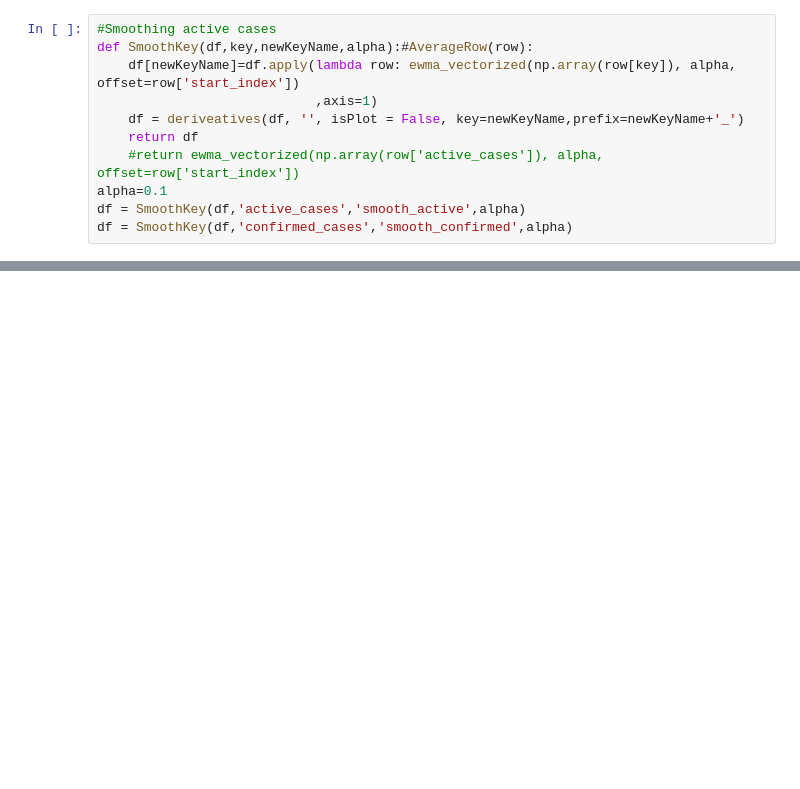
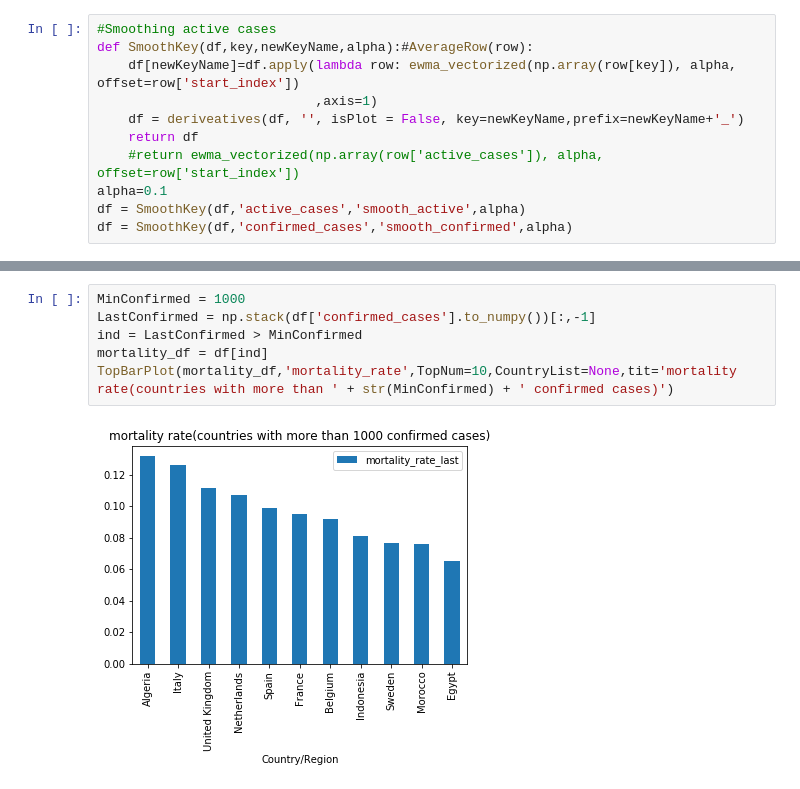
Before and after one commit to ArikVas/COVID19-Data-Analysis, a Jupyter notebook: COVID Data Analysis.ipynb, the cells around one changed output, grey strips where cells are left out. Drawn from its saved outputs; the diff is of its cells as text; blank space fills up the shorter version.

```diff
--- a/COVID Data Analysis.ipynb
+++ b/COVID Data Analysis.ipynb
@@ -352,0 +553,8 @@ KeyError: 'Hospital_beds(Nationwide)'
+# %%
+MinConfirmed = 1000
+LastConfirmed = np.stack(df['confirmed_cases'].to_numpy())[:,-1]
+ind = LastConfirmed > MinConfirmed
+mortality_df = df[ind]
+TopBarPlot(mortality_df,'mortality_rate',TopNum=10,CountryList=None,tit='mortality rate(countries with more than ' + str(MinConfirmed) + ' confirmed cases)')
+# %% [output]
+[figure, added]
```
Also changed, not shown: parts of 46 cells of this notebook.
